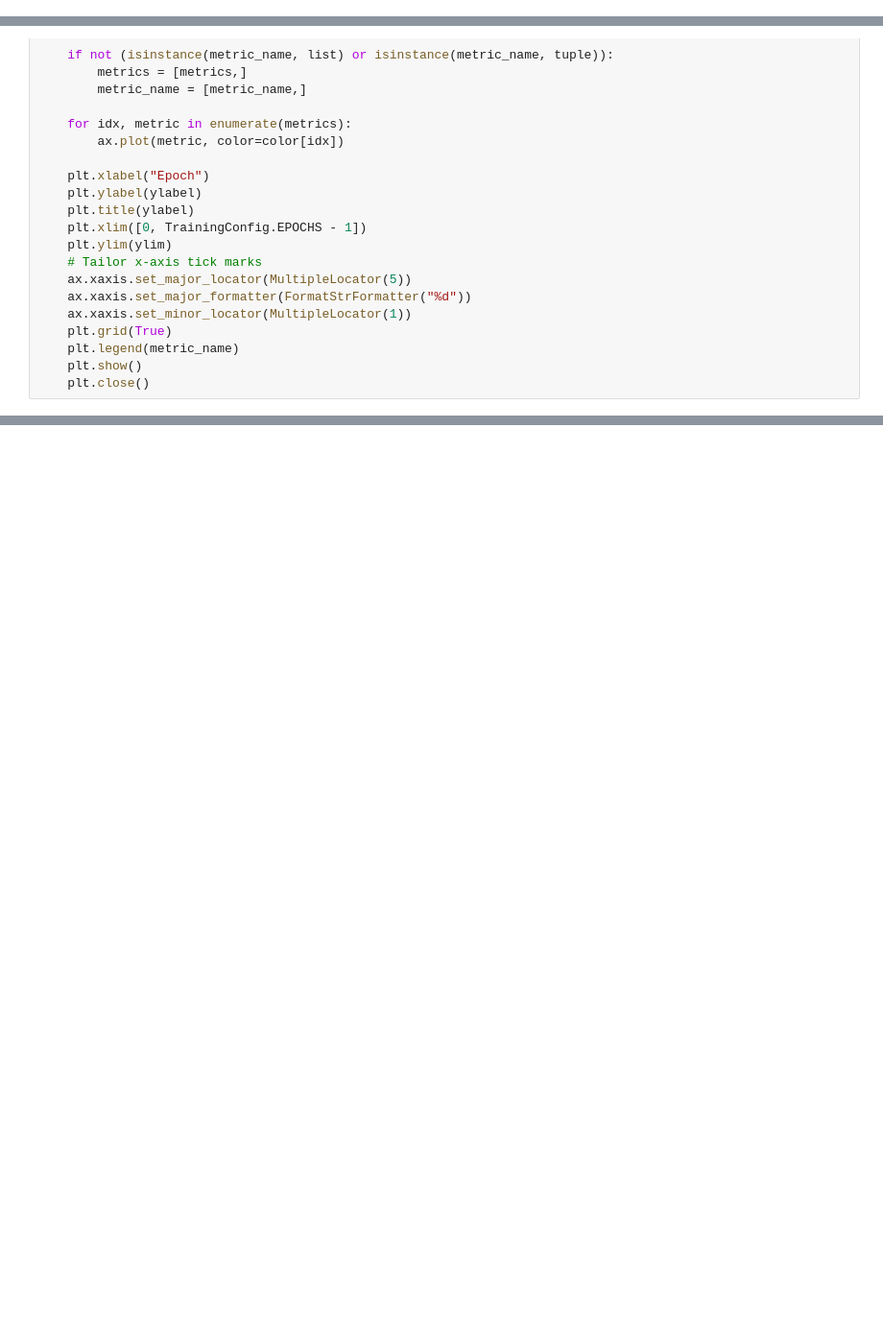
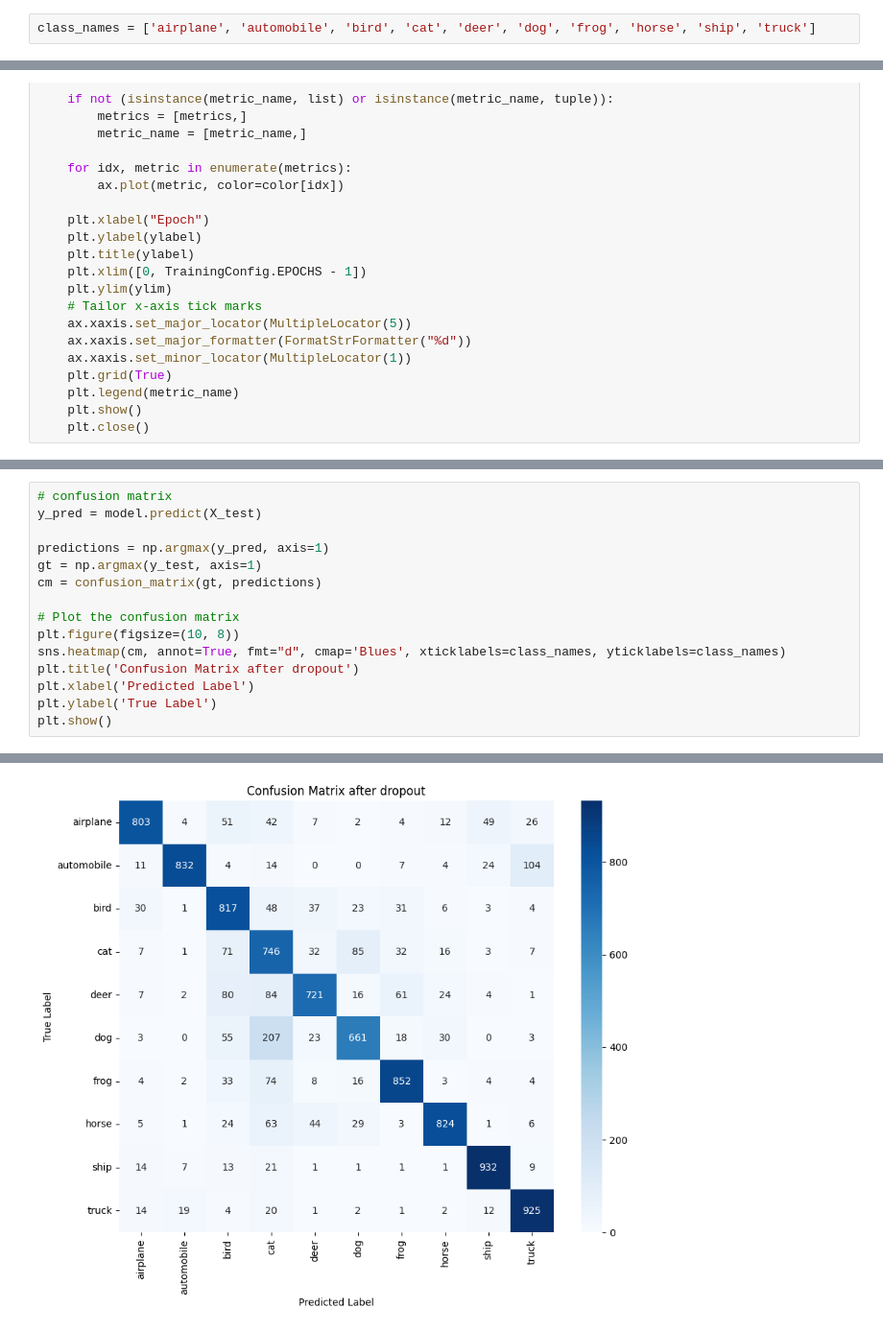
Before and after one commit to solvedbrunus/AB-Image-Classification, a Jupyter notebook: TransferLearning.ipynb, the cells around one changed output, grey strips where cells are left out. Shown at 96% size. Saved outputs shown, nothing was run; the diff lists cells and outputs as text; blank space fills up the shorter version.

```diff
--- a/TransferLearning.ipynb
+++ b/TransferLearning.ipynb
@@ -54,6 +53,8 @@ SEED_VALUE = 41
 random.seed(SEED_VALUE)
 np.random.seed(SEED_VALUE)
 tf.random.set_seed(SEED_VALUE)
+# %%
+class_names = ['airplane', 'automobile', 'bird', 'cat', 'deer', 'dog', 'frog', 'horse', 'ship', 'truck']
 # %%
 from tensorflow.keras.datasets import cifar10
 import matplotlib.pyplot as plt
@@ -307,0 +308,16 @@ Model test accuracy: 81.190, Model test loss: 2.016822338104248
+# %%
+# confusion matrix
+y_pred = model.predict(X_test)
+
+predictions = np.argmax(y_pred, axis=1)
+gt = np.argmax(y_test, axis=1)
+cm = confusion_matrix(gt, predictions)
+
+# Plot the confusion matrix
+plt.figure(figsize=(10, 8))
+sns.heatmap(cm, annot=True, fmt="d", cmap='Blues', xticklabels=class_names, yticklabels=class_names)
+plt.title('Confusion Matrix after dropout')
+plt.xlabel('Predicted Label')
+plt.ylabel('True Label')
+plt.show()
+# %% [output]
@@ -307,0 +325 @@ Model test accuracy: 81.190, Model test loss: 2.016822338104248
+[figure, added]
```
Also changed, not shown: parts of 10 cells of this notebook.
